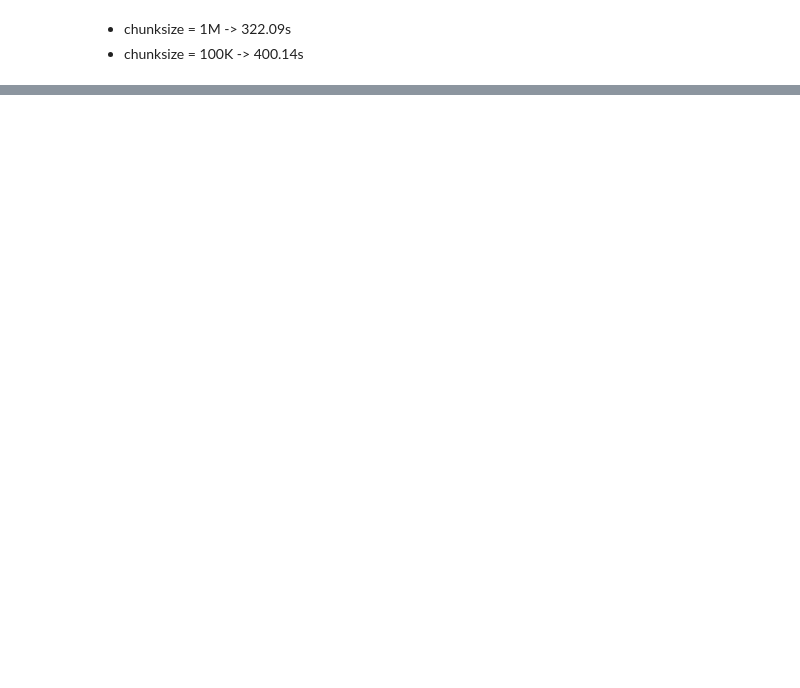
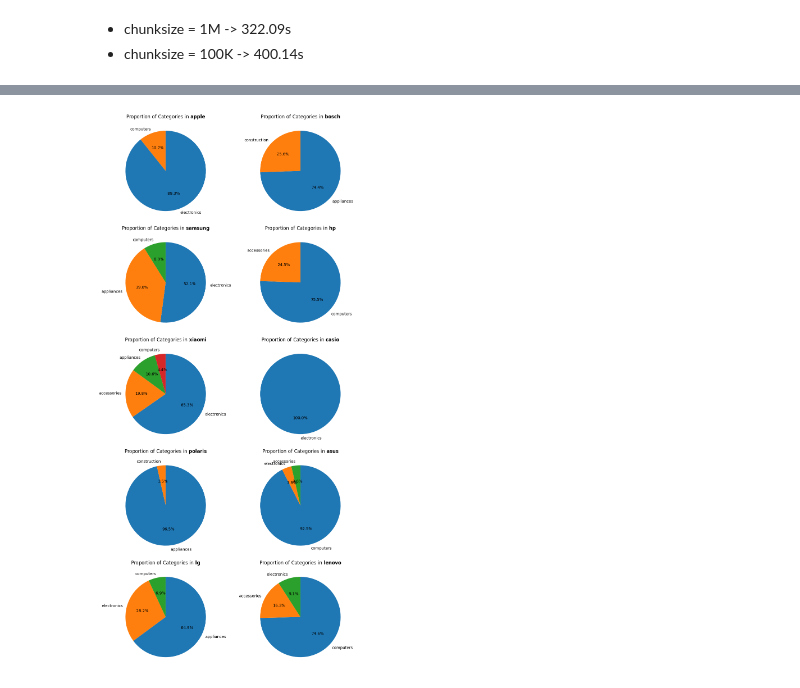
Before and after one commit to thien20/Handling-Data, a Jupyter notebook: analyst1.ipynb, the cells around one changed output, grey strips where cells are left out. Saved outputs shown, nothing was run; the diff lists cells and outputs as text; code cells hidden in the pictures; blank space fills up the shorter version.

```diff
--- a/analyst1.ipynb
+++ b/analyst1.ipynb
@@ -185,0 +282,17 @@ memory usage: 308.2+ KB
+# %%
+popular_category_in_brand = brand.groupby(['brand', 'temp_category'])['count'].sum().reset_index().sort_values(by='count', ascending=False)
+# %%
+# Get the 10 most popular brands
+top_10_brands = popular_brand.head(10)['brand'].tolist()
+
+# Filter the data for the top 10 brands
+filtered_data = popular_category_in_brand[popular_category_in_brand['brand'].isin(top_10_brands)]
+
+# Compute the total count for each brand
+brand_total_count = filtered_data.groupby('brand')['count'].sum()
+
+# Compute the proportion of each category in the 10 most popular brands
+filtered_data['proportion'] = filtered_data.apply(lambda row: row['count'] / brand_total_count[row['brand']], axis=1)
+
+# Sort the data by brand and count in descending order
+filtered_data.sort_values(by=['brand', 'count'], ascending=[True, False]).head(20)
@@ -185,0 +322,37 @@ memory usage: 308.2+ KB
+# %%
+import matplotlib.pyplot as plt
+import numpy as np
+
+brands = filtered_data['brand'].unique()
+
+fig, axes = plt.subplots(nrows=5, ncols=2, figsize=(10, 20))
+
+axes = axes.flatten()
+
+fig.subplots_adjust(hspace=0.5)
+
+for i, brand in enumerate(brands):
+    brand_data = filtered_data[filtered_data['brand'] == brand]
+
+    brand_data_filtered = brand_data[brand_data['proportion'] >= 0.03]
+
+    plt.sca(axes[i])
+
+    if not brand_data_filtered.empty:
+        plt.pie(brand_data_filtered['proportion'], labels=brand_data_filtered['temp_category'], autopct='%1.1f%%', startangle=90, counterclock=False)
+
+        plt.title(fr"Proportion of Categories in $\bf{{{brand}}}$")
+
+        plt.xticks([])
+        plt.yticks([])
+
+    else:
+        plt.title(f"No data for {brand}")
+
+for i in range(len(brands), len(axes)):
+    fig.delaxes(axes[i])
+
+plt.tight_layout()
+plt.show()
+# %% [output]
+[figure, added]
```
Also changed, not shown: parts of 21 cells of this notebook, 1 other file.
